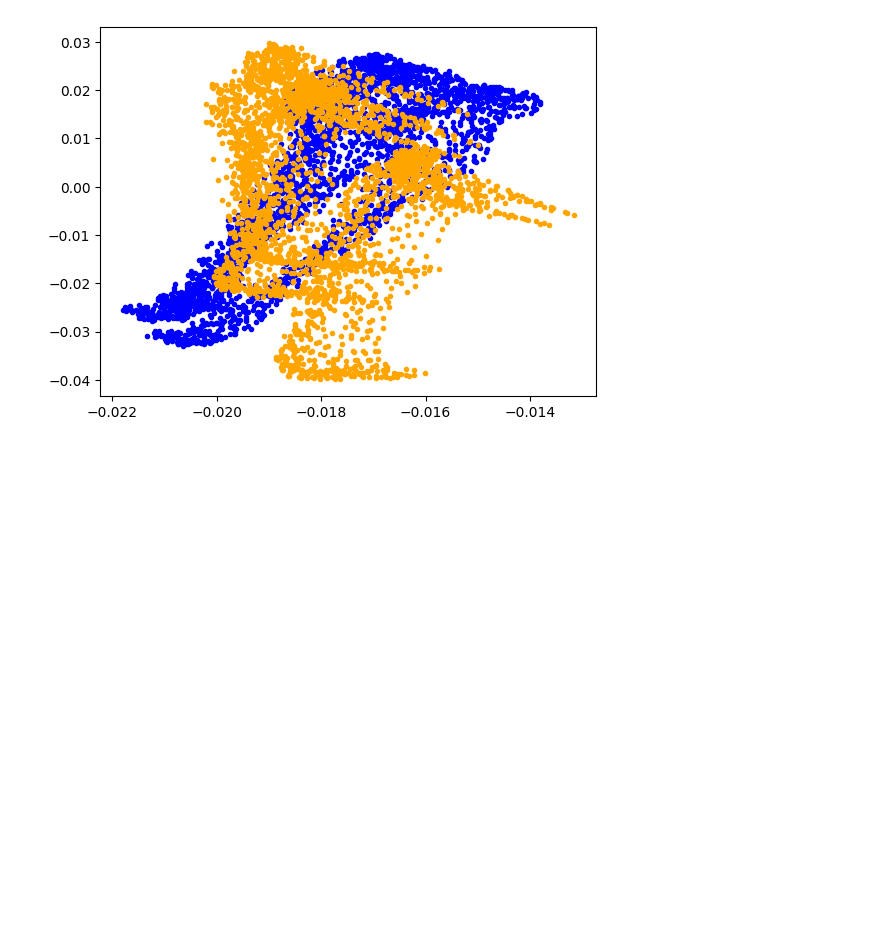
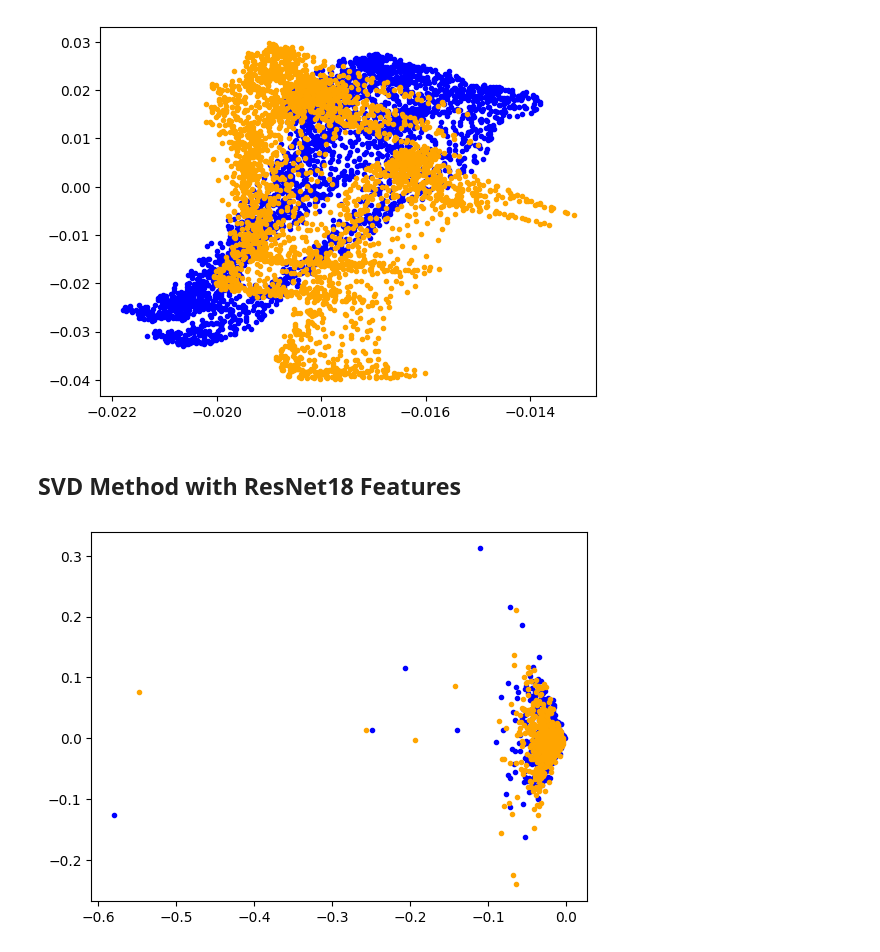
Before and after one commit to skyler-marks/ai-image-detection, a Jupyter notebook: dimensional-reduction.ipynb, the cells around one changed output. Drawn from its saved outputs; the diff is of its cells as text; code cells hidden in the pictures; blank space fills up the shorter version.

```diff
--- a/dimensional-reduction.ipynb
+++ b/dimensional-reduction.ipynb
@@ -127,3 +127,35 @@ plt.show()
 plt.show()
 # %% [output]
 [figure]
+# %% [markdown]
+## SVD Method with ResNet18 Features
+# %%
+
+# Load the features you previously extracted with ResNet18
+m = 10
+real_feats_list = np.array([np.load("real_features_" + str(i).zfill(2) +  ".npy") for i in range(1, m+1)])
+fake_feats_list = np.array([np.load("fake_features_" + str(i).zfill(2) +  ".npy") for i in range(1, m+1)])
+
+# Combine the three datasets into one
+
+real_feats = np.concatenate(real_feats_list)
+fake_feats = np.concatenate(fake_feats_list)
+# %%
+U_1, S_1, V_1 = np.linalg.svd(real_feats, full_matrices=False) # Compute svd of real data
+U_2, S_2, V_2 = np.linalg.svd(fake_feats, full_matrices=False) # Compute svd of AI data
+# %%
+
+fig = plt.figure()
+xyz = fig.add_subplot(111)
+x = V_1[0]
+y = V_1[1]
+z = V_1[2]
+scatter2 = xyz.scatter(x, y, marker='.', color='blue')
+
+x = V_2[0]
+y = V_2[1]
+z = V_2[2]
+scatter2 = xyz.scatter(x, y, marker='.', color='orange')
+plt.show()
+# %% [output]
+[figure, added]
```
Also changed, not shown: parts of 1 cell of this notebook.
